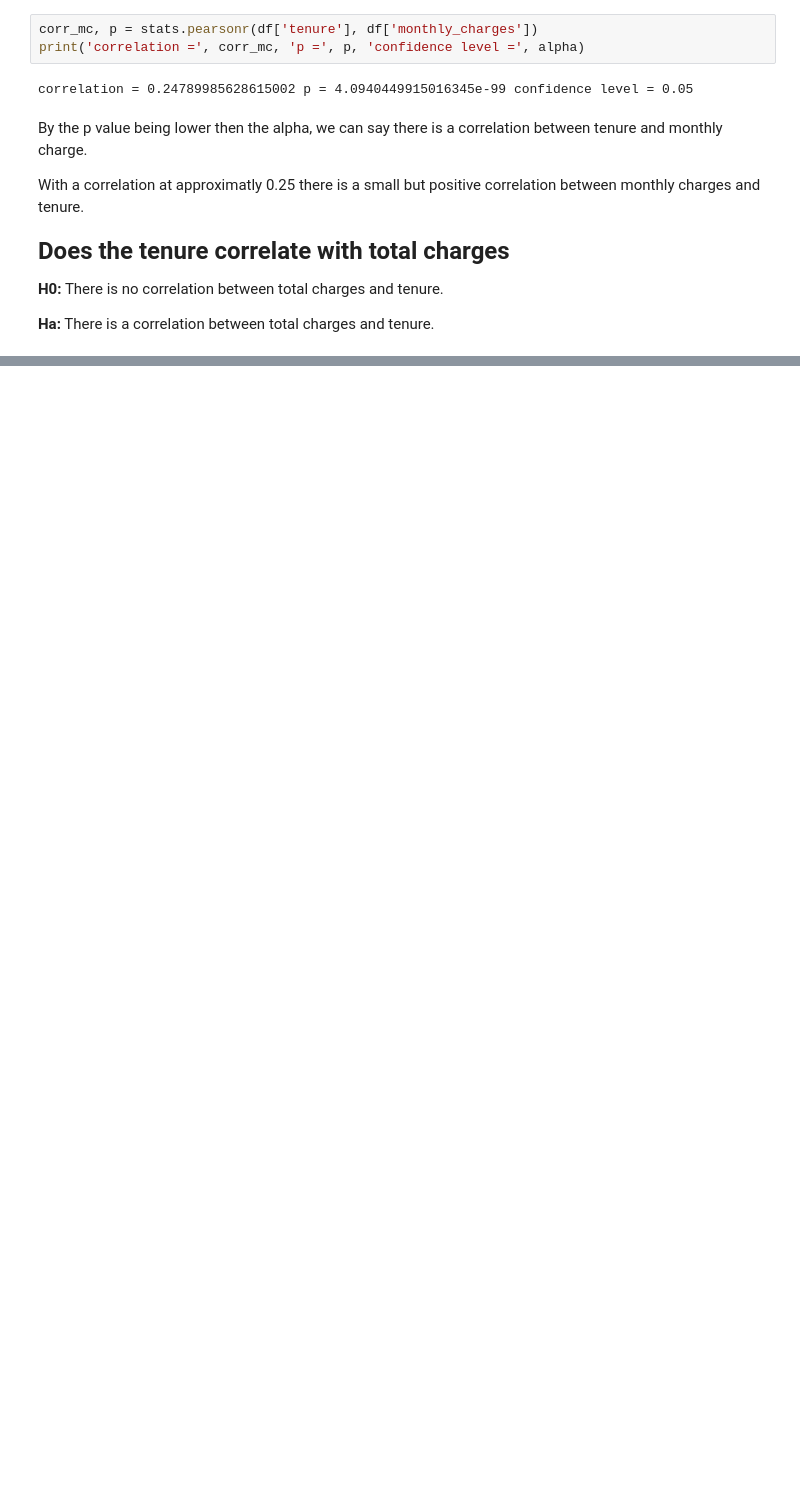
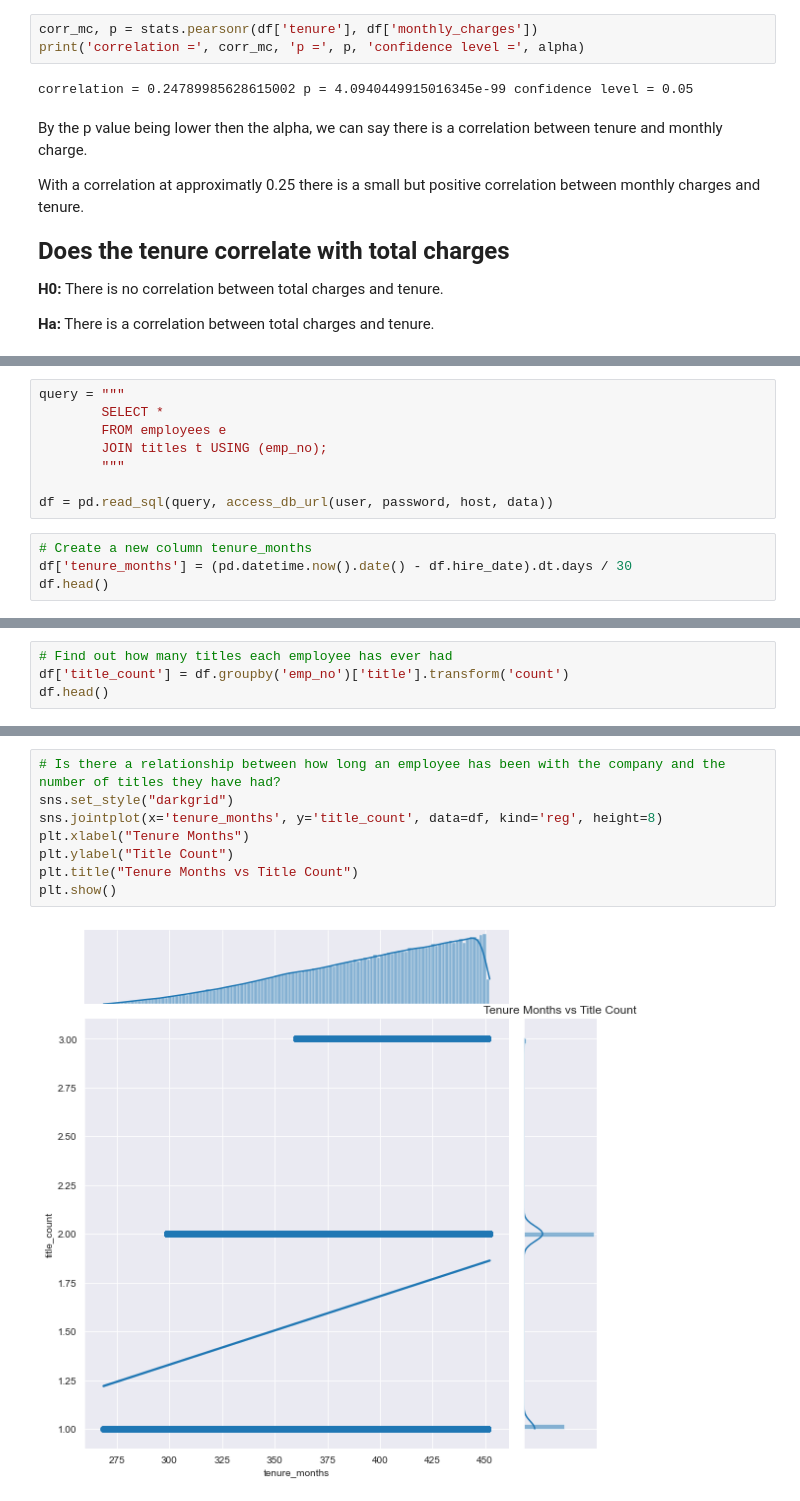
Before and after one commit to craigcalzado/statistics-exercises, a Jupyter notebook: hypothesis_testing.ipynb, the cells around one changed output, grey strips where cells are left out. Drawn from its saved outputs; the diff is of its cells as text; blank space fills up the shorter version.

```diff
--- a/hypothesis_testing.ipynb
+++ b/hypothesis_testing.ipynb
@@ -406,0 +513,12 @@ correlation = 0.8265682623515922 p = 0.0 confidence level = 0.05
+# %%
+query = """
+        SELECT *
+        FROM employees e
+        JOIN titles t USING (emp_no);
+        """
+
+df = pd.read_sql(query, access_db_url(user, password, host, data))
+# %%
+# Create a new column tenure_months
+df['tenure_months'] = (pd.datetime.now().date() - df.hire_date).dt.days / 30
+df.head()
@@ -406,0 +532,4 @@ correlation = 0.8265682623515922 p = 0.0 confidence level = 0.05
+# %%
+# Find out how many titles each employee has ever had
+df['title_count'] = df.groupby('emp_no')['title'].transform('count')
+df.head()
@@ -406,0 +543,10 @@ correlation = 0.8265682623515922 p = 0.0 confidence level = 0.05
+# %%
+# Is there a relationship between how long an employee has been with the company and the number of titles they have had?
+sns.set_style("darkgrid")
+sns.jointplot(x='tenure_months', y='title_count', data=df, kind='reg', height=8)
+plt.xlabel("Tenure Months")
+plt.ylabel("Title Count")
+plt.title("Tenure Months vs Title Count")
+plt.show()
+# %% [output]
+[figure, added]
```
Also changed, not shown: parts of 34 cells of this notebook.
